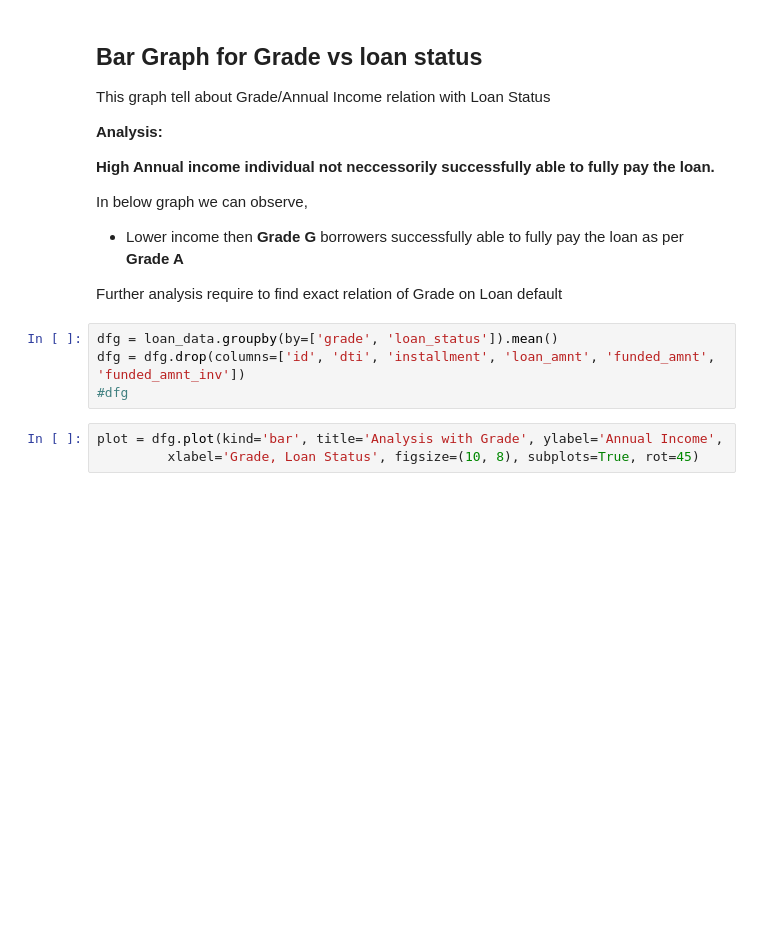
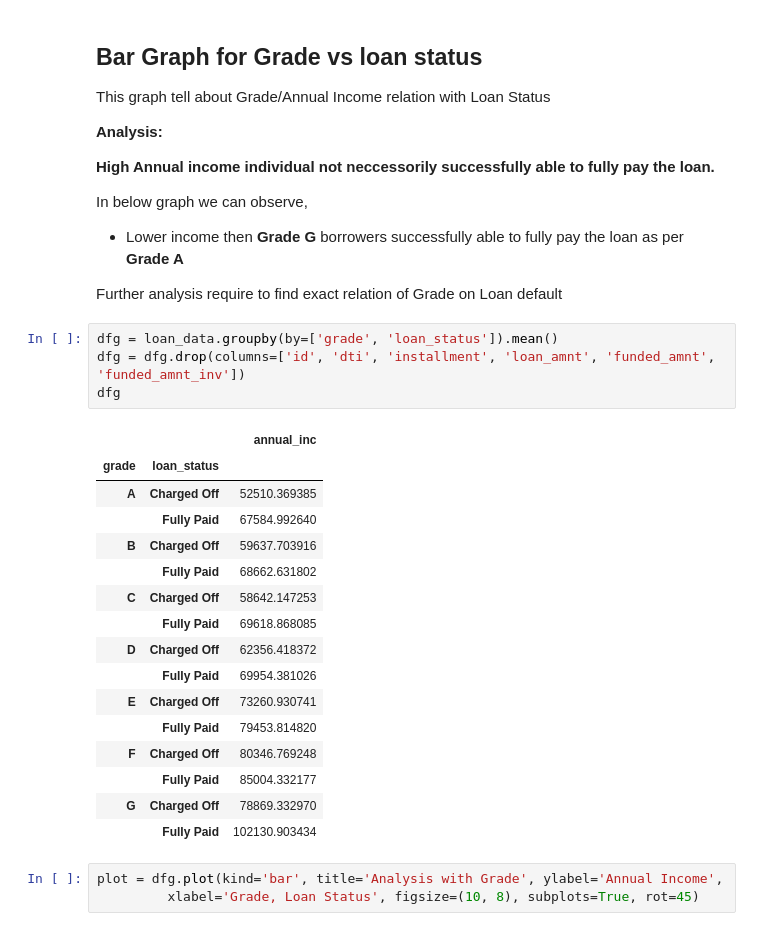
Before and after one commit to RatneshFlash/LendingClubCaseStudy, a Jupyter notebook: Lending_Club_Case_Study.ipynb, the cells around one changed output. Drawn from its saved outputs; the diff is of its cells as text; blank space fills up the shorter version.

```diff
--- a/Lending_Club_Case_Study.ipynb
+++ b/Lending_Club_Case_Study.ipynb
@@ -256,7 +266,24 @@ Further analysis require to find exact relation of Grade on Loan default
 # %%
 dfg = loan_data.groupby(by=['grade', 'loan_status']).mean()
 dfg = dfg.drop(columns=['id', 'dti', 'installment', 'loan_amnt', 'funded_amnt', 'funded_amnt_inv'])
-#dfg
+dfg
+# %% [output]
+|  |  | annual_inc |
+| grade | loan_status |  |
+| A | Charged Off | 52510.369385 |
+|  | Fully Paid | 67584.992640 |
+| B | Charged Off | 59637.703916 |
+|  | Fully Paid | 68662.631802 |
+| C | Charged Off | 58642.147253 |
+|  | Fully Paid | 69618.868085 |
+| D | Charged Off | 62356.418372 |
+|  | Fully Paid | 69954.381026 |
+| E | Charged Off | 73260.930741 |
+|  | Fully Paid | 79453.814820 |
+| F | Charged Off | 80346.769248 |
+|  | Fully Paid | 85004.332177 |
+| G | Charged Off | 78869.332970 |
+|  | Fully Paid | 102130.903434 |
 # %%
 plot = dfg.plot(kind='bar', title='Analysis with Grade', ylabel='Annual Income',
          xlabel='Grade, Loan Status', figsize=(10, 8), subplots=True, rot=45)
```
Also changed, not shown: parts of 9 cells of this notebook, 1 other file.
